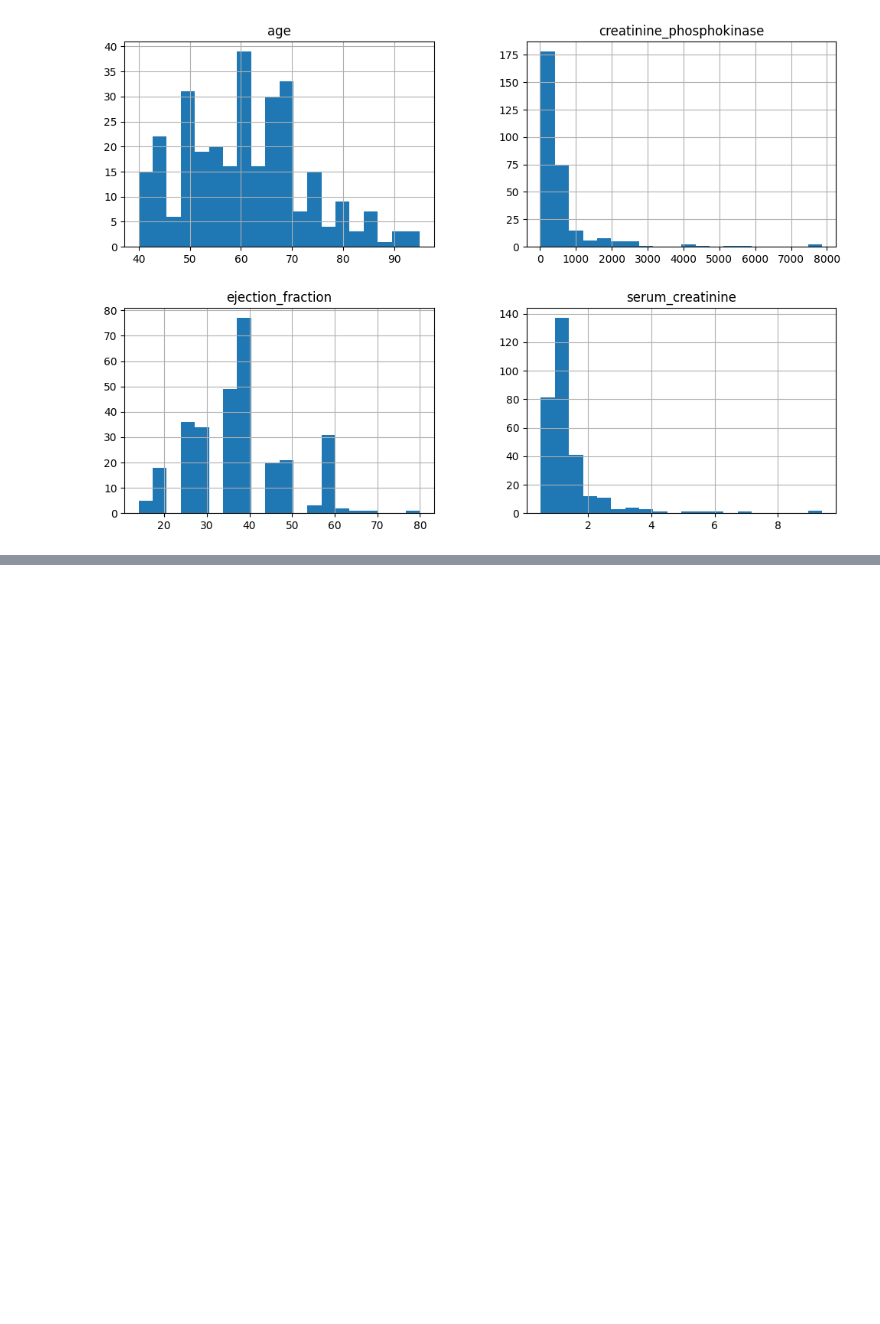
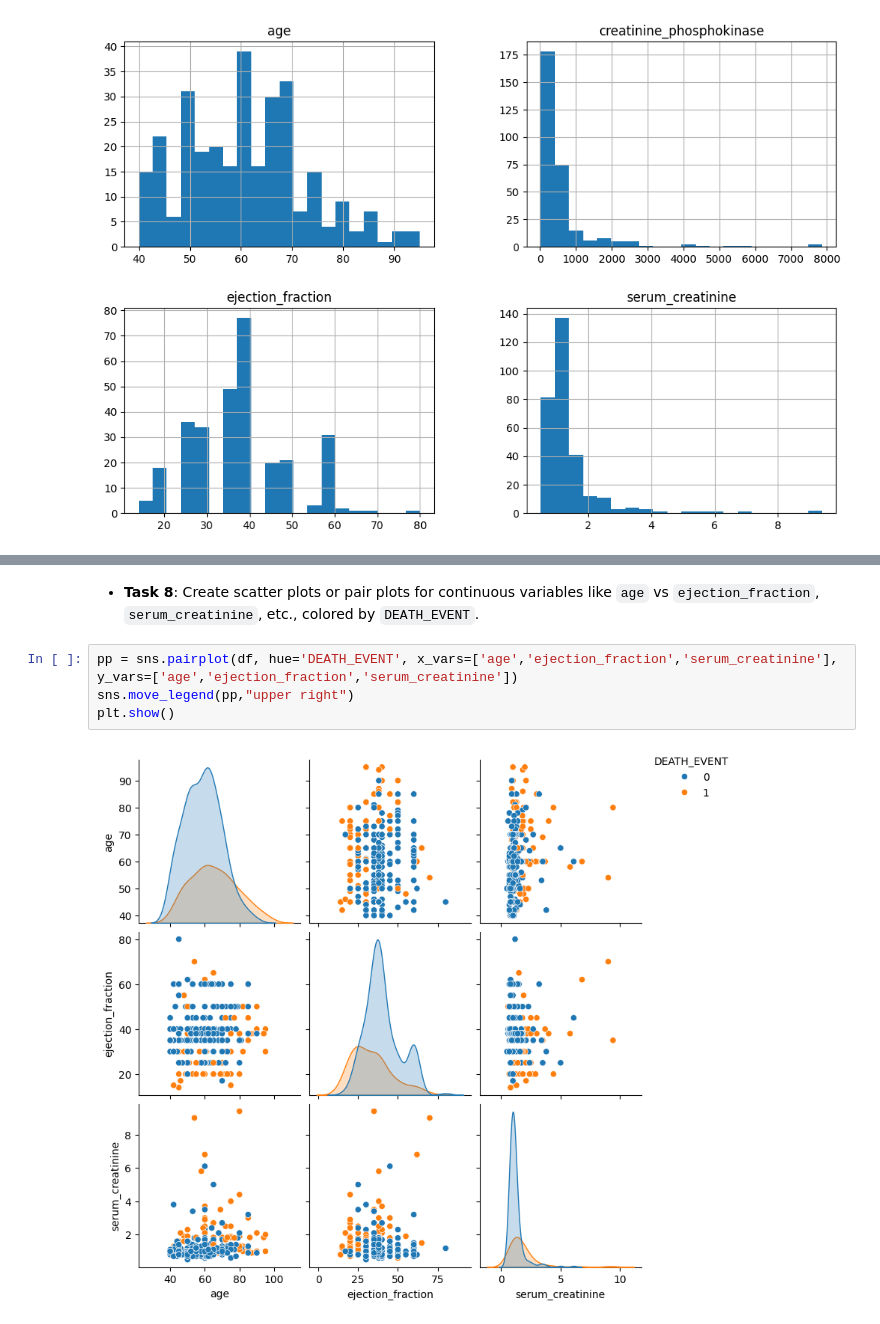
Before and after one commit to rafhan59/Heart-Failure-Prediction-Model, a Jupyter notebook: Assignment_Classification_Model_Evaluation_.ipynb, the cells around one changed output, grey strips where cells are left out. Saved outputs shown, nothing was run; the diff lists cells and outputs as text; blank space fills up the shorter version.

```diff
--- a/Assignment_Classification_Model_Evaluation_.ipynb
+++ b/Assignment_Classification_Model_Evaluation_.ipynb
@@ -166,0 +184,8 @@ plt.show()
+# %% [markdown]
+- **Task 8**: Create scatter plots or pair plots for continuous variables like `age` vs `ejection_fraction`, `serum_creatinine`, etc., colored by `DEATH_EVENT`.
+# %%
+pp = sns.pairplot(df, hue='DEATH_EVENT', x_vars=['age','ejection_fraction','serum_creatinine'], y_vars=['age','ejection_fraction','serum_creatinine'])
+sns.move_legend(pp,"upper right")
+plt.show()
+# %% [output]
+[figure, added]
```
Also changed, not shown: parts of 12 cells of this notebook.
